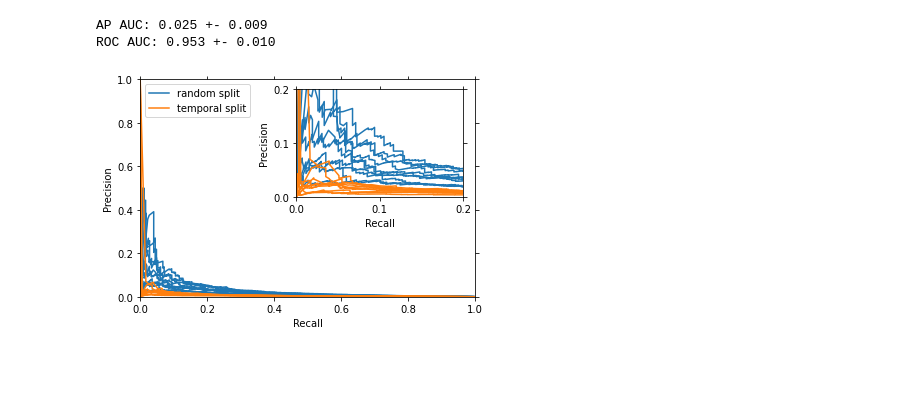
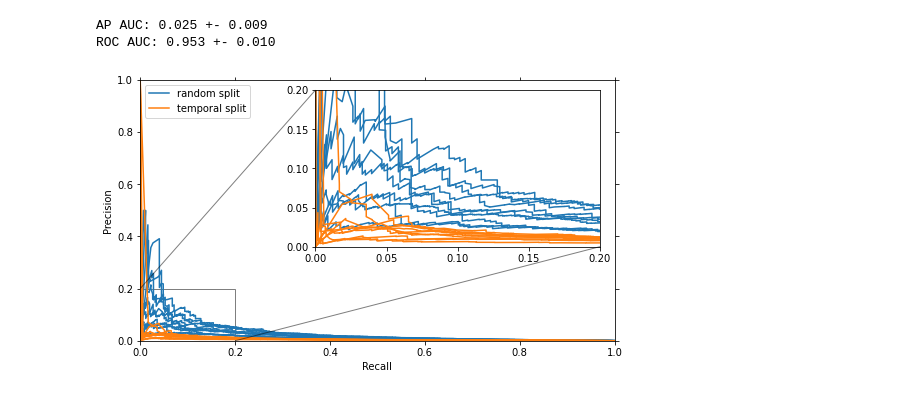
Before and after one commit to gerritjandebruin/CN2020, a Jupyter notebook: results-exp2.ipynb, the cells around one changed output. Cells and saved outputs as stored; diff of their text form; code cells hidden in the pictures; blank space fills up the shorter version.

```diff
--- a/results-exp2.ipynb
+++ b/results-exp2.ipynb
@@ -156,34 +157,41 @@ print(f"Temporal split: {report([result['ap_auc'] for result in temporal_split])
 AP AUC: 0.025 +- 0.009
 ROC AUC: 0.953 +- 0.010
 # %%
+plt.figure(figsize=(8.5, 4.8))
 ax = plt.axes(xlabel='Recall', ylabel='Precision', xlim=(0,1), ylim=(0,1))
 ax.tick_params(right=True, top=True)
-axins = inset_axes(
-    ax, width='100%', height='100%', bbox_to_anchor=(.48, .48, .5, .5), bbox_transform=ax.transAxes,
-    axes_kwargs=dict(xlabel='Recall', ylabel='Precision', xlim=(0, .2), ylim=(0, .2), xticks=[0, .1, .2], yticks=[0, .1, .2])
-)
-axins.tick_params(right=True, top=True)
+# axins = inset_axes(
+#     ax, width='100%', height='100%', bbox_to_anchor=(.31, .31, .67, .67), bbox_transform=ax.transAxes, axes_kwargs=
+#     dict(xlabel='Recall', ylabel='Precision', xlim=(0, .2), ylim=(0, .2), xticks=np.arange(0, .21, .05), yticks=np.arange(0, .21, .05))
+# )
+# axins.tick_params(right=True, top=True)
+axins = zoomed_inset_axes(ax, 3, bbox_to_anchor=(.31, .31, .67, .67), bbox_transform=ax.transAxes)
 
 for index, result in enumerate(random_split):
     precision, recall, thresholds = result['ap']
     mask = np.r_[True, np.diff(precision, 1) != 0] # Similar to drop_intermediate
 
     kwargs = dict(label='random split') if index == 0 else dict()
     ax.plot(   recall[mask], precision[mask], marker='', color=f'C0', ls='-', ms=2, **kwargs)
     axins.plot(recall[mask], precision[mask], marker='', color=f'C0', ls='-', ms=2, **kwargs)
 
 for index, result in enumerate(temporal_split):
     precision, recall, thresholds = result['ap']
     mask = np.r_[True, np.diff(precision, 1) != 0] # Similar to drop_intermediate
 
     kwargs = dict(label='temporal split') if index == 0 else dict()
     ax.plot(   recall[mask], precision[mask], marker='', color=f'C1', ls='-', ms=2, **kwargs)
     axins.plot(recall[mask], precision[mask], marker='', color=f'C1', ls='-', ms=2, **kwargs)
 
+axins.set_xlim((0, .2))
+axins.set_ylim((0, .2))
+axins.set_xticks(np.arange(0, .21, .05))
+mark_inset(ax, axins, loc1=2, loc2=4, alpha=.5, lw=1)
+
 ax.legend(loc='upper left')
 plt.savefig('fig/exp2.jpg')
 plt.savefig('fig/exp2.pdf')
 # %% [output]
-[figure, old version]
+[figure, new version]
 # %%
 from mpl_toolkits.axes_grid1.inset_locator import zoomed_inset_axes
```
Also changed, not shown: parts of 1 cell of this notebook, 3 other files.
